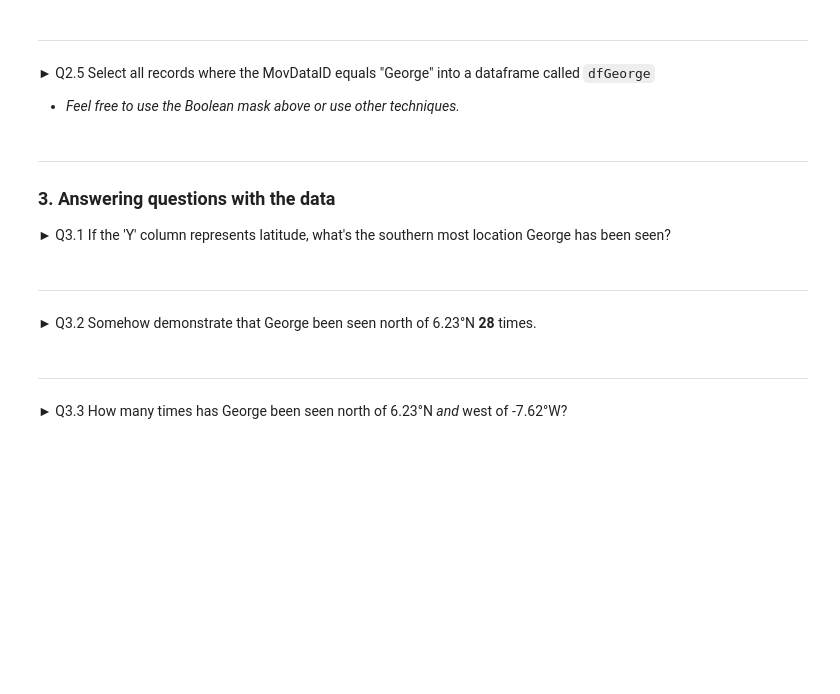
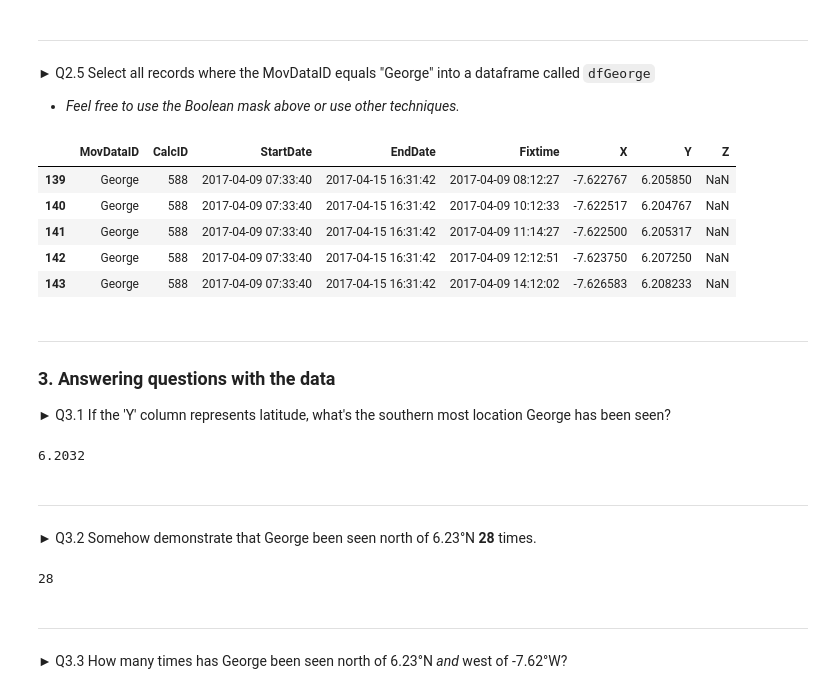
Before and after one commit to elise-227/ScientificComputing, a Jupyter notebook: 2-Pandas/X-Pandas-Exercise.ipynb, the cells around one changed output. Saved outputs shown, nothing was run; the diff lists cells and outputs as text; code cells hidden in the pictures; blank space fills up the shorter version.

```diff
--- a/2-Pandas/X-Pandas-Exercise.ipynb
+++ b/2-Pandas/X-Pandas-Exercise.ipynb
@@ -60,24 +109,41 @@ dfXY.head()
 ► Q2.4 Create a Boolean mask (`dfGeorgeMask`) for all records where `MovDataID` is "George"
 # %%
 #Create Boolean mask where MovDataID has the value "George"
-mask_George =
+mask_George = df['MovDataID'] == "George"
 # %% [markdown]
 ---
 ► Q2.5 Select all records where the MovDataID equals "George" into a dataframe called `dfGeorge`
  * *Feel free to use the Boolean mask above or use other techniques.*
 # %%
 #Create a new dataframe of just records where MovDataID is "George"
-dfGeorge =
+dfGeorge = df.loc[mask_George]
 dfGeorge.head()
+# %% [output]
+|  | MovDataID | CalcID | StartDate | EndDate | Fixtime | X | Y | Z |
+| 139 | George | 588 | 2017-04-09 07:33:40 | 2017-04-15 16:31:42 | 2017-04-09 08:12:27 | -7.622767 | 6.205850 | NaN |
+| 140 | George | 588 | 2017-04-09 07:33:40 | 2017-04-15 16:31:42 | 2017-04-09 10:12:33 | -7.622517 | 6.204767 | NaN |
+| 141 | George | 588 | 2017-04-09 07:33:40 | 2017-04-15 16:31:42 | 2017-04-09 11:14:27 | -7.622500 | 6.205317 | NaN |
+| 142 | George | 588 | 2017-04-09 07:33:40 | 2017-04-15 16:31:42 | 2017-04-09 12:12:51 | -7.623750 | 6.207250 | NaN |
+| 143 | George | 588 | 2017-04-09 07:33:40 | 2017-04-15 16:31:42 | 2017-04-09 14:12:02 | -7.626583 | 6.208233 | NaN |
 # %% [markdown]
 ---
 ### 3. Answering questions with the data
 ► Q3.1 If the 'Y' column represents latitude, what's the southern most location George has been seen?
 # %%
 #Display the southern most location of the "George" subset
+dfGeorge['Y'].min()
+# %% [output]
+6.2032
 # %% [markdown]
 ---
 ► Q3.2 Somehow demonstrate that George been seen north of 6.23°N **28** times.
+# %%
+#dfGeorge['Y_round'] = round(dfGeorge['Y'],2)
+mask_623 = dfGeorge['Y'] > 6.23
+dfGeorge623 = dfGeorge.loc[mask_623]
+dfGeorge623.shape[0]
+# %% [output]
+28
 # %% [markdown]
 ---
 ► Q3.3 How many times has George been seen north of 6.23°N *and* west of -7.62°W?
```
Also changed, not shown: parts of 17 cells of this notebook, 2 other files.
